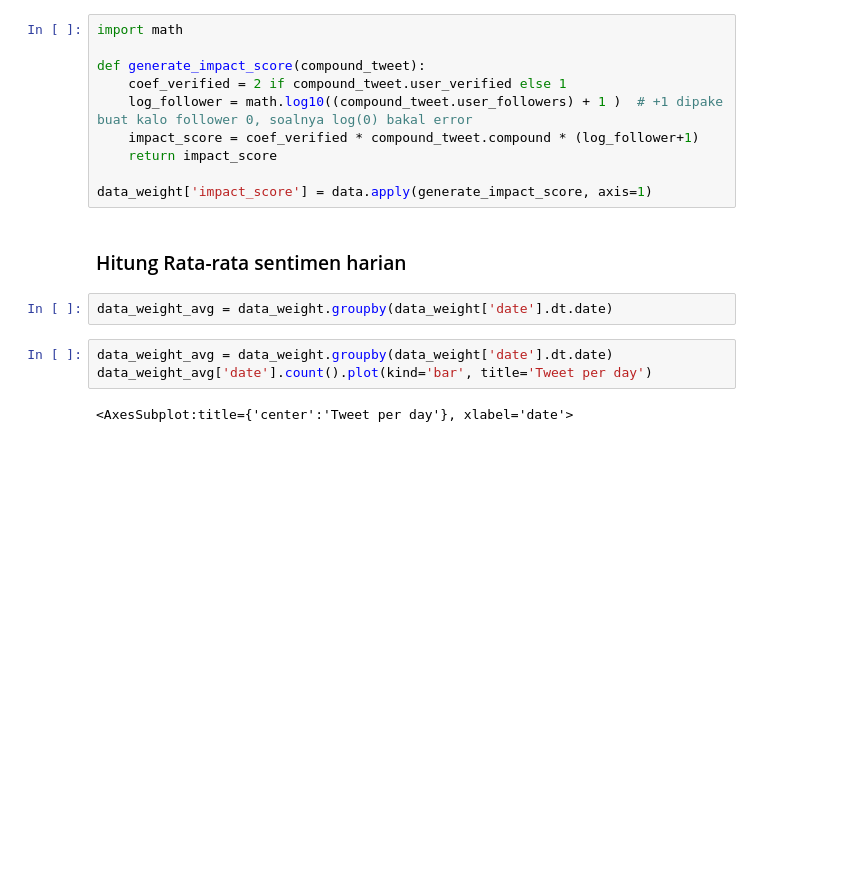
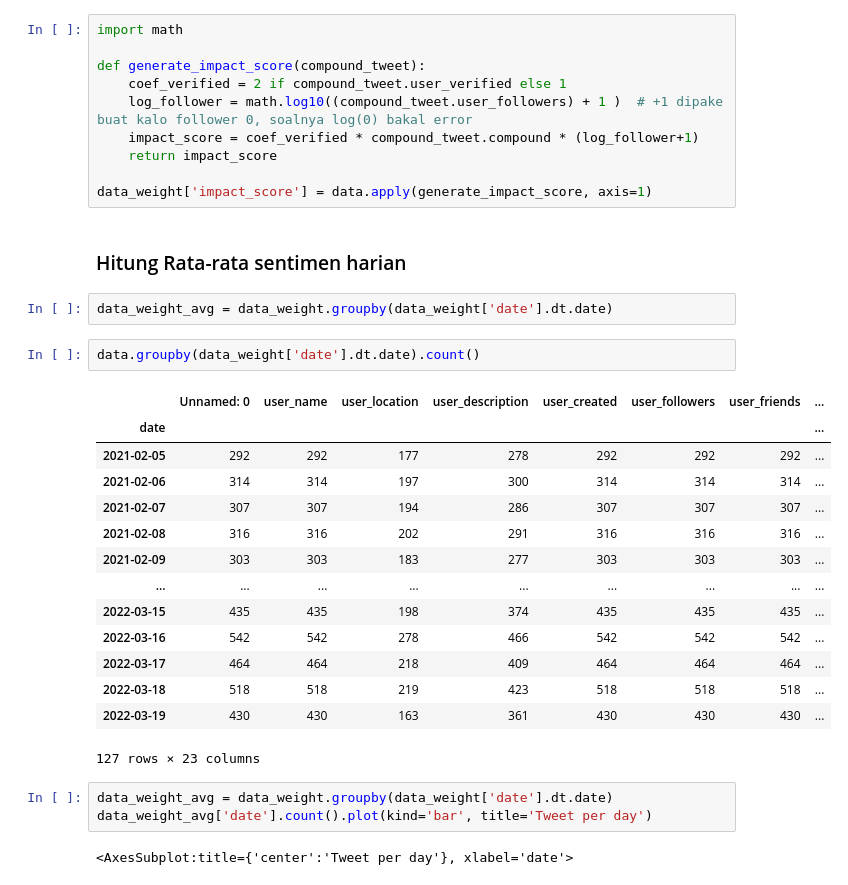
Before and after one commit to krisbianprabowo/bitcoin_price_prediction, a Jupyter notebook: pembobotan_twitter.ipynb, the cells around one changed output. Saved outputs shown, nothing was run; the diff lists cells and outputs as text; blank space fills up the shorter version.

```diff
--- a/pembobotan_twitter.ipynb
+++ b/pembobotan_twitter.ipynb
@@ -383,6 +370,23 @@ data_weight['impact_score'] = data.apply(generate_impact_score, axis=1)
 ### Hitung Rata-rata sentimen harian
 # %%
 data_weight_avg = data_weight.groupby(data_weight['date'].dt.date)
+# %%
+data.groupby(data_weight['date'].dt.date).count()
+# %% [output]
+|  | Unnamed: 0 | user_name | user_location | user_description | user_created | user_followers | user_friends | ... |
+| date |  |  |  |  |  |  |  | ... |
+| 2021-02-05 | 292 | 292 | 177 | 278 | 292 | 292 | 292 | ... |
+| 2021-02-06 | 314 | 314 | 197 | 300 | 314 | 314 | 314 | ... |
+| 2021-02-07 | 307 | 307 | 194 | 286 | 307 | 307 | 307 | ... |
+| 2021-02-08 | 316 | 316 | 202 | 291 | 316 | 316 | 316 | ... |
+| 2021-02-09 | 303 | 303 | 183 | 277 | 303 | 303 | 303 | ... |
+| ... | ... | ... | ... | ... | ... | ... | ... | ... |
+| 2022-03-15 | 435 | 435 | 198 | 374 | 435 | 435 | 435 | ... |
+| 2022-03-16 | 542 | 542 | 278 | 466 | 542 | 542 | 542 | ... |
+| 2022-03-17 | 464 | 464 | 218 | 409 | 464 | 464 | 464 | ... |
+| 2022-03-18 | 518 | 518 | 219 | 423 | 518 | 518 | 518 | ... |
+| 2022-03-19 | 430 | 430 | 163 | 361 | 430 | 430 | 430 | ... |
+127 rows × 23 columns
 # %%
 data_weight_avg = data_weight.groupby(data_weight['date'].dt.date)
 data_weight_avg['date'].count().plot(kind='bar', title='Tweet per day')
```
Also changed, not shown: parts of 1 cell of this notebook, 9 other files.
